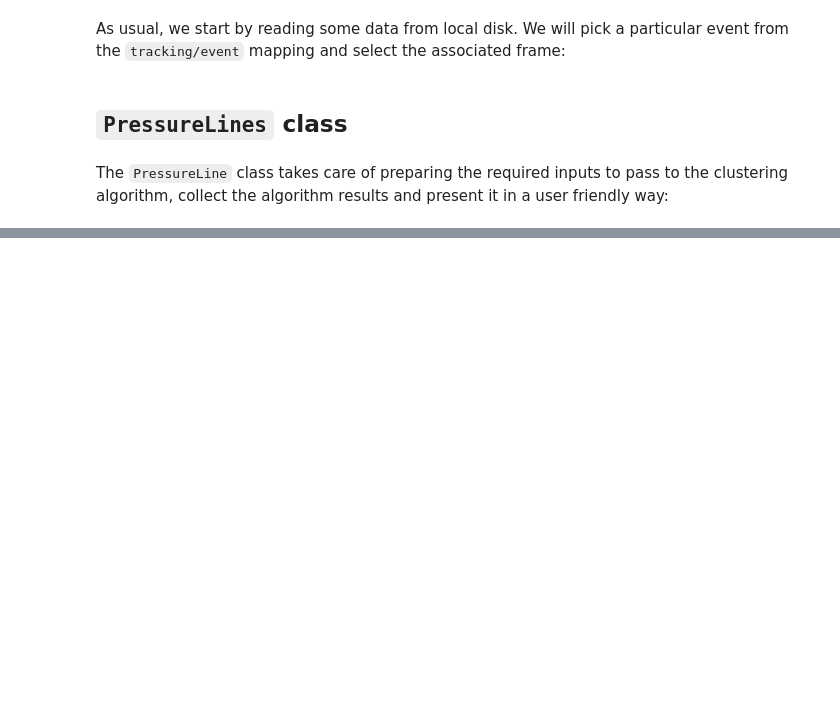
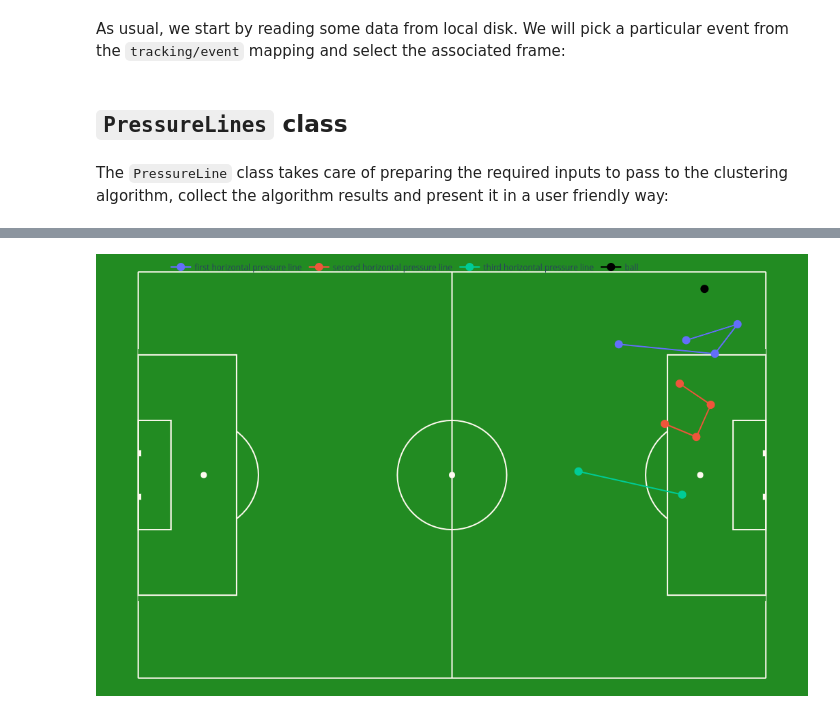
Before and after one commit to tkharrat/omniFeatures, a Jupyter notebook: nbs/01_pressurelines.ipynb, the cells around one changed output, grey strips where cells are left out. Saved outputs shown, nothing was run; the diff lists cells and outputs as text; code cells hidden in the pictures; blank space fills up the shorter version.

Commit message:
update plot function

```diff
--- a/nbs/01_pressurelines.ipynb
+++ b/nbs/01_pressurelines.ipynb
@@ -255,5 +267,5 @@ class PressureLines:
 # %%
-press = PressureLines(frame, tracking_event_mapping, lineup, AgglomerativeClustering, n_clusters=3)
+press = PressureLines(frame, tracking_event_mapping, lineup, KMeans, n_clusters=3)
 press._prepare_inputs()
 press._fit()
 press._sort()
@@ -275,3 +281,7 @@ horizontal pressureline 3: black
+# %%
+press._plot(pl="horizontal")
+# %% [output]
+[figure, added]
 # %%
 # | hide
 from nbdev import nbdev_export
```
Also changed, not shown: parts of 5 cells of this notebook, 1 other file.
